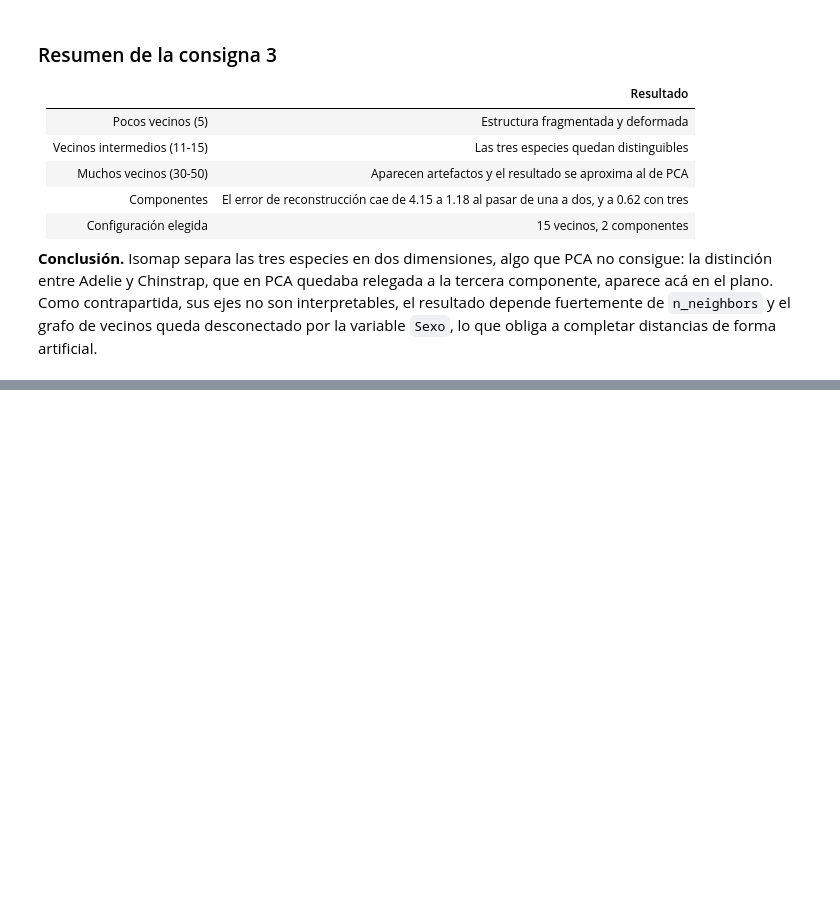
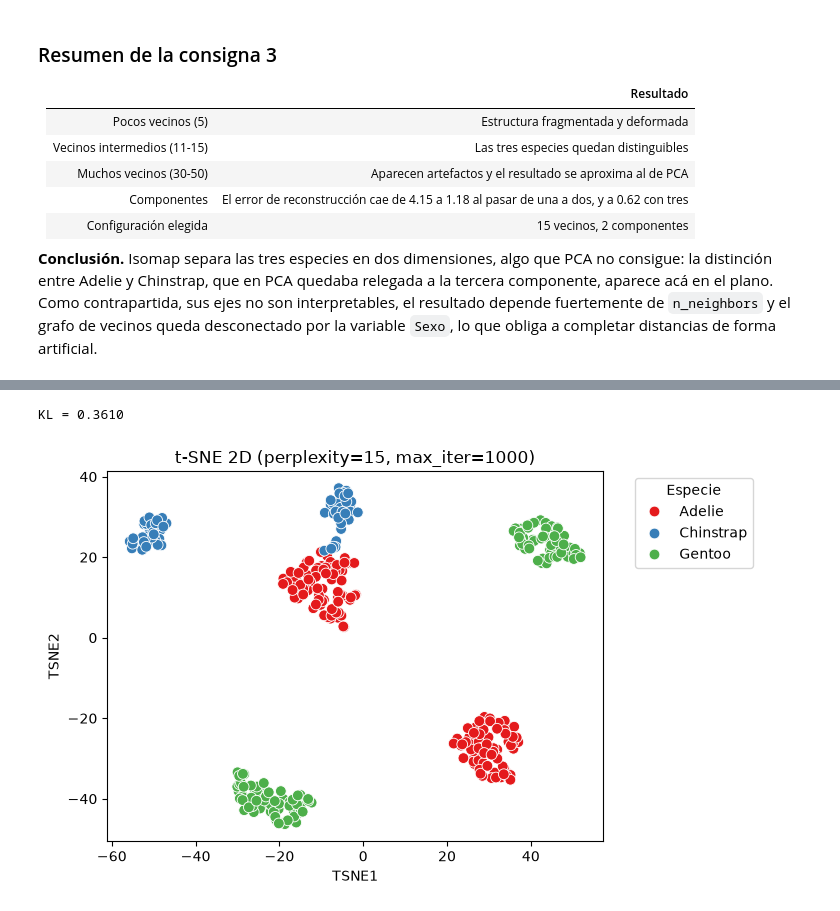
Before and after one commit to frankoespa/tuia-mineria-de-datos, a Jupyter notebook: tp1/tp1_mineria_renna_esparza.ipynb, the cells around one changed output, grey strips where cells are left out. Drawn from its saved outputs; the diff is of its cells as text; code cells hidden in the pictures; blank space fills up the shorter version.

```diff
--- a/tp1/tp1_mineria_renna_esparza.ipynb
+++ b/tp1/tp1_mineria_renna_esparza.ipynb
@@ -890,0 +964,6 @@ Isomap logra en dos dimensiones lo que PCA necesitaba tres para mostrar. La raz
+# %%
+for n_comp_tsne in [2, 3]:
+    tsne = TSNE(n_components=n_comp_tsne, init='random', random_state=42, method='exact',
+                perplexity=15, max_iter=1000)
+    tsne.fit(X_std)
+    print(f"n_components={n_comp_tsne}: KL = {tsne.kl_divergence_:.4f}")
@@ -890,0 +981,24 @@ Isomap logra en dos dimensiones lo que PCA necesitaba tres para mostrar. La raz
+# %%
+tsne = TSNE(n_components=2, init='random', random_state=42, method='exact',
+            perplexity=15, max_iter=1000).set_output(transform="pandas")
+X_tsne = tsne.fit_transform(X_std)
+X_tsne.columns = ["TSNE1", "TSNE2"]
+
+print(f"KL = {tsne.kl_divergence_:.4f}")
+
+sns.scatterplot(
+    x=X_tsne['TSNE1'],
+    y=X_tsne['TSNE2'],
+    hue=y,
+    palette='Set1',
+    s=60
+)
+
+plt.xlabel('TSNE1')
+plt.ylabel('TSNE2')
+plt.title('t-SNE 2D (perplexity=15, max_iter=1000)')
+plt.legend(title='Especie', bbox_to_anchor=(1.05, 1), loc='upper left')
+plt.show()
+# %% [output]
+KL = 0.3610
+[figure, added]
```
Also changed, not shown: parts of 17 cells of this notebook, 5 other files.
